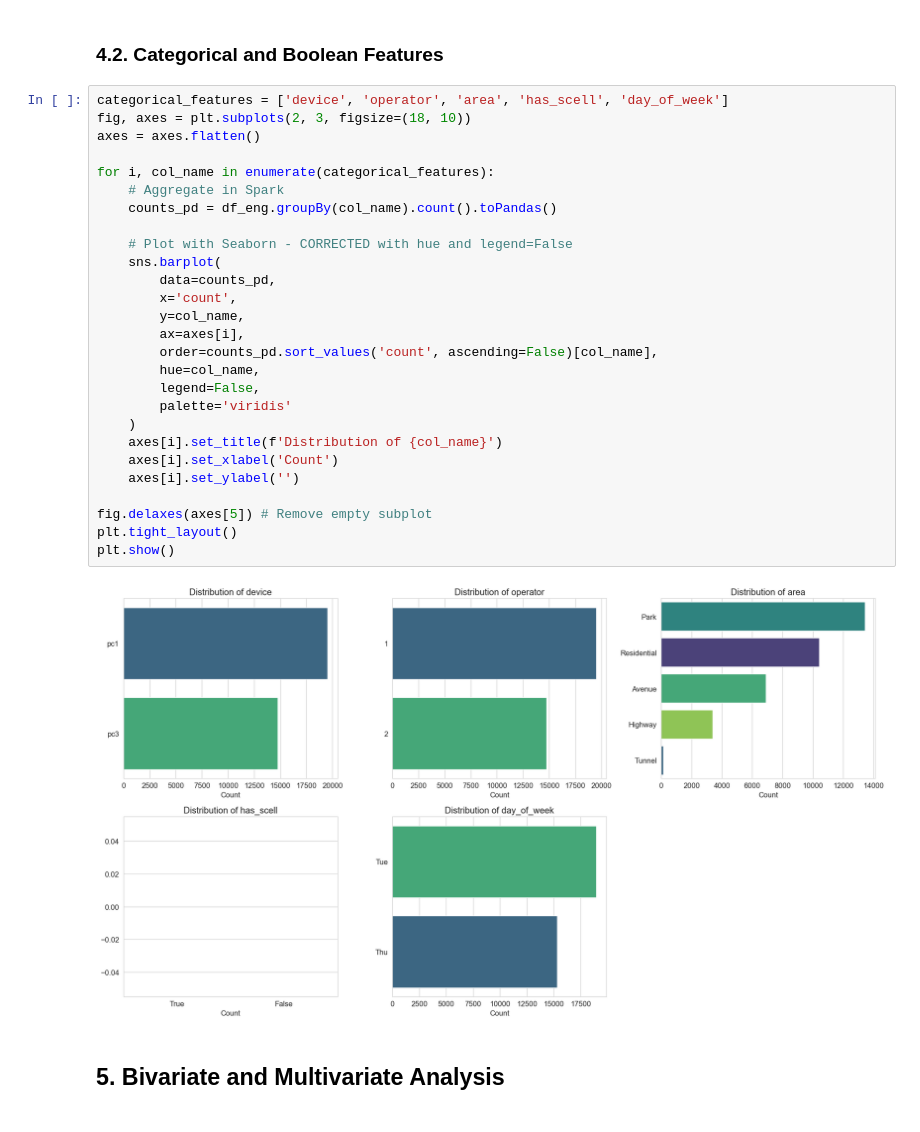
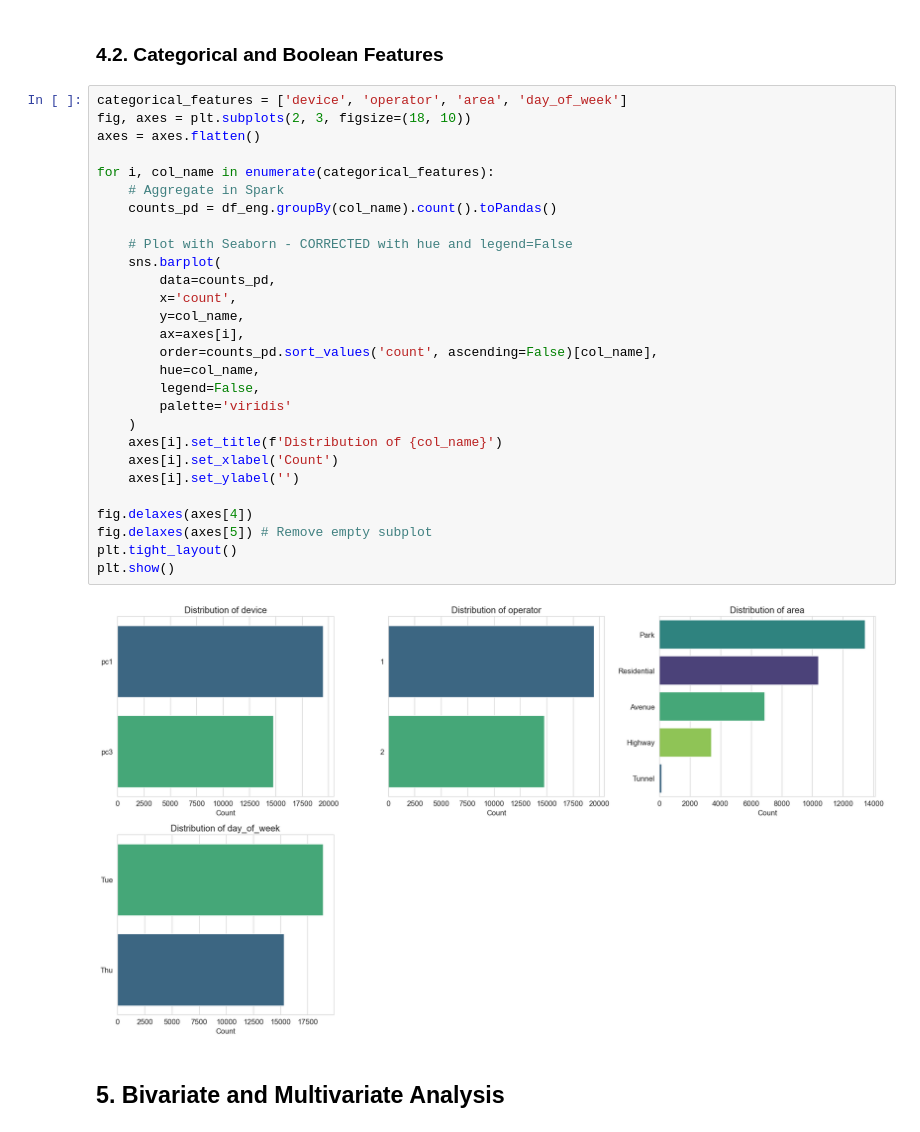
Before and after one commit to dattaaaaa/QoS-Aware-Routing, a Jupyter notebook: data_analysis/sparkanalysis.ipynb, the cells around one changed output. Saved outputs shown, nothing was run; the diff lists cells and outputs as text.

```diff
--- a/data_analysis/sparkanalysis.ipynb
+++ b/data_analysis/sparkanalysis.ipynb
@@ -174,34 +161,35 @@ plt.show()
 # %% [markdown]
 ### 4.2. Categorical and Boolean Features
 # %%
-categorical_features = ['device', 'operator', 'area', 'has_scell', 'day_of_week']
+categorical_features = ['device', 'operator', 'area', 'day_of_week']
 fig, axes = plt.subplots(2, 3, figsize=(18, 10))
 axes = axes.flatten()
 
 for i, col_name in enumerate(categorical_features):
     # Aggregate in Spark
     counts_pd = df_eng.groupBy(col_name).count().toPandas()
 
     # Plot with Seaborn - CORRECTED with hue and legend=False
     sns.barplot(
         data=counts_pd,
         x='count',
         y=col_name,
         ax=axes[i],
         order=counts_pd.sort_values('count', ascending=False)[col_name],
         hue=col_name,
         legend=False,
         palette='viridis'
     )
     axes[i].set_title(f'Distribution of {col_name}')
     axes[i].set_xlabel('Count')
     axes[i].set_ylabel('')
 
+fig.delaxes(axes[4])
 fig.delaxes(axes[5]) # Remove empty subplot
 plt.tight_layout()
 plt.show()
 # %% [output]
-[figure, old version]
+[figure, new version]
 # %% [markdown]
 ## 5. Bivariate and Multivariate Analysis
 # %% [markdown]
```
Also changed, not shown: parts of 3 cells of this notebook, 20 other files.
